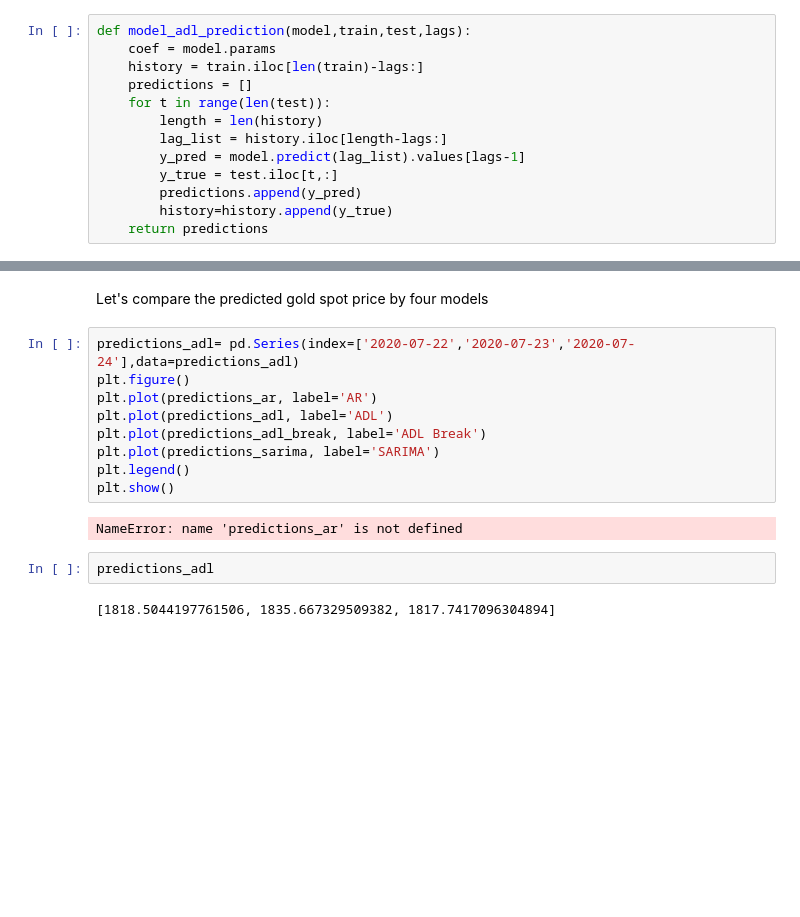
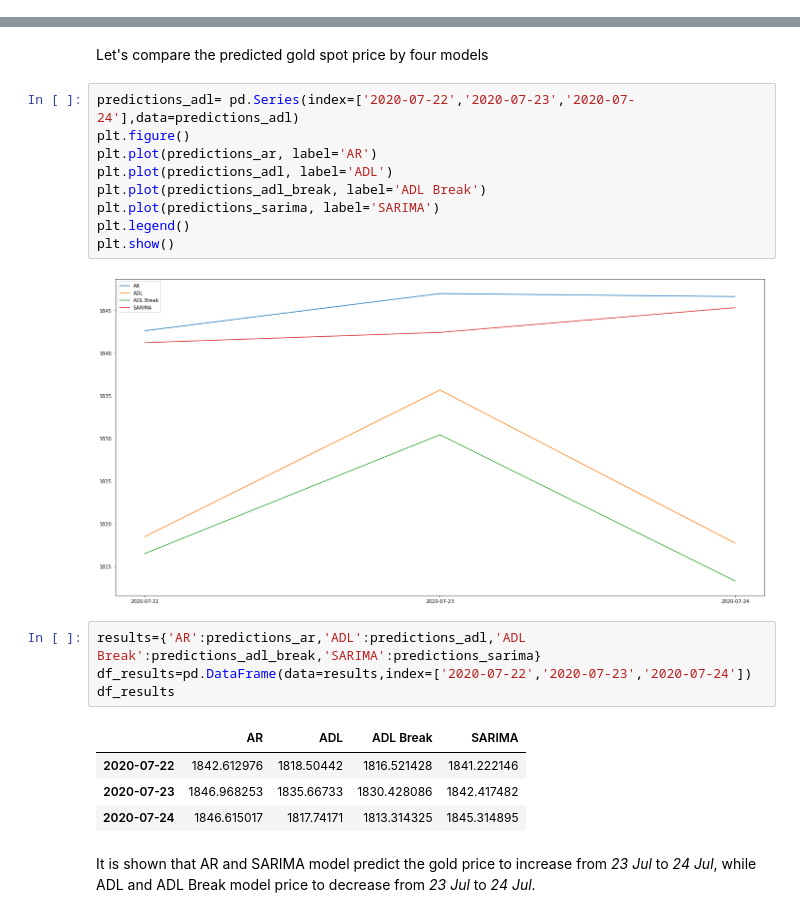
Before and after one commit to florentjiang/Gold_price_forecasting, a Jupyter notebook: Gold_Price_Prediction.ipynb, the cells around one changed output, grey strips where cells are left out. Drawn from its saved outputs; the diff is of its cells as text; blank space fills up the shorter version.

Commit message:
final pred result update

```diff
--- a/Gold_Price_Prediction.ipynb
+++ b/Gold_Price_Prediction.ipynb
@@ -584,19 +584,6 @@ def model_adl_prediction(model,train,test,lags,jump):
         length = len(history)
         history.iloc[length-jump:]=test.iloc[jump*t1:jump*(t1+1)].values
     return predictions
-# %%
-def model_adl_prediction(model,train,test,lags):
-    coef = model.params
-    history = train.iloc[len(train)-lags:]
-    predictions = []
-    for t in range(len(test)):
-        length = len(history)
-        lag_list = history.iloc[length-lags:]
-        y_pred = model.predict(lag_list).values[lags-1]
-        y_true = test.iloc[t,:]
-        predictions.append(y_pred)
-        history=history.append(y_true)
-    return predictions
 # %%
 # Split the time series data into train and test
 # 90% for training and 10% for testing
@@ -1089,8 +1060,15 @@ plt.plot(predictions_sarima, label='SARIMA')
 plt.legend()
 plt.show()
 # %% [output]
-NameError: name 'predictions_ar' is not defined
+[figure, added]
-# %%
-predictions_adl
-# %% [output]
-[1818.5044197761506, 1835.667329509382, 1817.7417096304894]
+# %%
+results={'AR':predictions_ar,'ADL':predictions_adl,'ADL Break':predictions_adl_break,'SARIMA':predictions_sarima}
+df_results=pd.DataFrame(data=results,index=['2020-07-22','2020-07-23','2020-07-24'])
+df_results
+# %% [output]
+|  | AR | ADL | ADL Break | SARIMA |
+| 2020-07-22 | 1842.612976 | 1818.50442 | 1816.521428 | 1841.222146 |
+| 2020-07-23 | 1846.968253 | 1835.66733 | 1830.428086 | 1842.417482 |
+| 2020-07-24 | 1846.615017 | 1817.74171 | 1813.314325 | 1845.314895 |
+# %% [markdown]
+It is shown that AR and SARIMA model predict the gold price to increase from *23 Jul* to *24 Jul*, while ADL and ADL Break model price to decrease from *23 Jul* to *24 Jul*.
```
Also changed, not shown: parts of 10 cells of this notebook.
